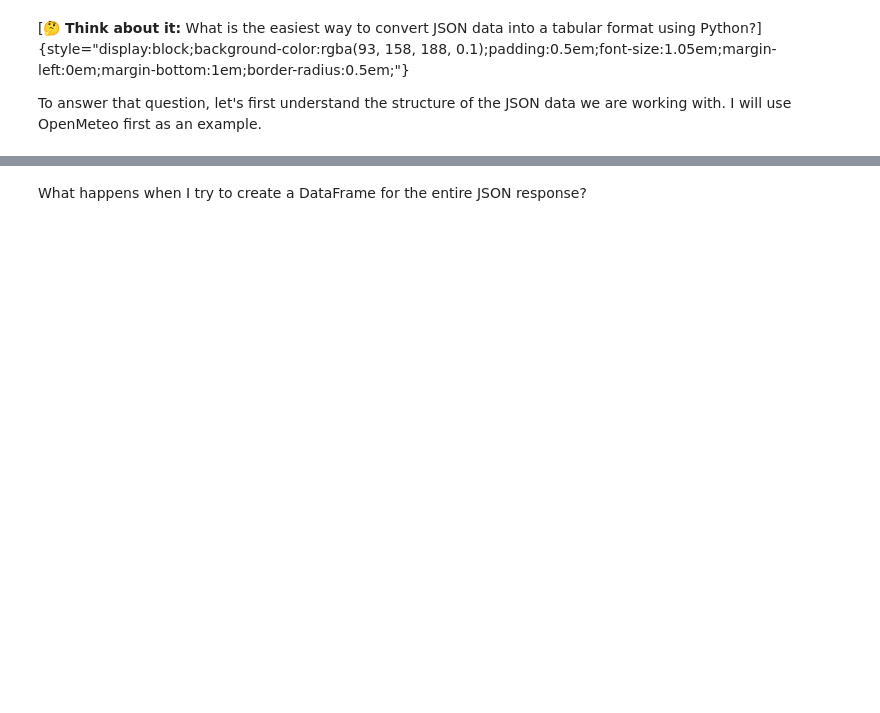
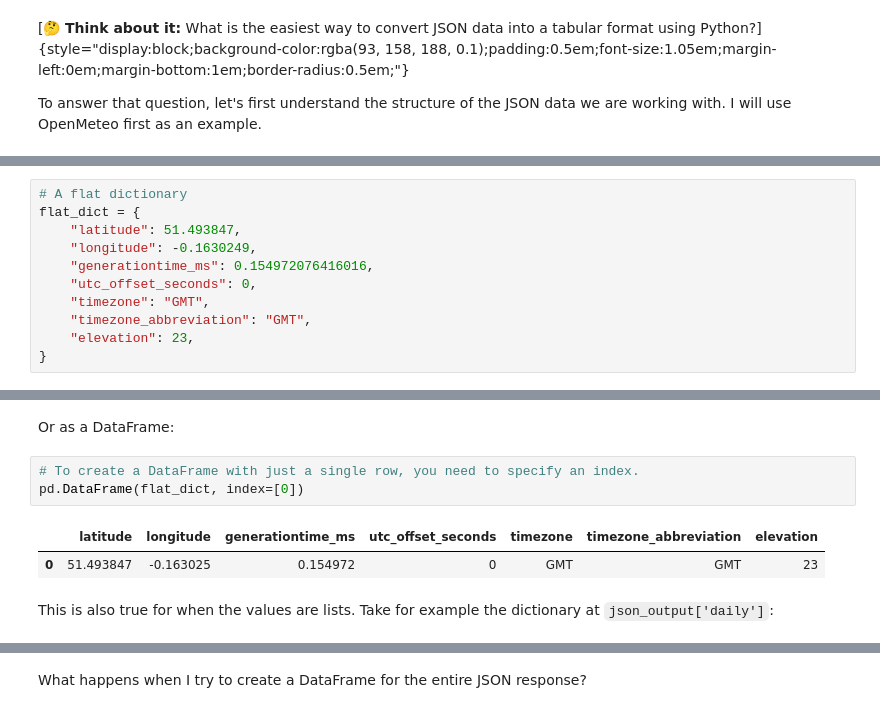
Before and after one commit to zoe-e-thomas/ds105a-2024, a Jupyter notebook: W07-Material/code/LSE_DS105A_2024_W07_lecture.ipynb, the cells around one changed output, grey strips where cells are left out. Saved outputs shown, nothing was run; the diff lists cells and outputs as text; blank space fills up the shorter version.

```diff
--- a/W07-Material/code/LSE_DS105A_2024_W07_lecture.ipynb
+++ b/W07-Material/code/LSE_DS105A_2024_W07_lecture.ipynb
@@ -292,0 +234,11 @@ list
+# %%
+# A flat dictionary
+flat_dict = {
+    "latitude": 51.493847,
+    "longitude": -0.1630249,
+    "generationtime_ms": 0.154972076416016,
+    "utc_offset_seconds": 0,
+    "timezone": "GMT",
+    "timezone_abbreviation": "GMT",
+    "elevation": 23,
+}
@@ -292,0 +258,10 @@ list
+# %% [markdown]
+Or as a DataFrame:
+# %%
+# To create a DataFrame with just a single row, you need to specify an index.
+pd.DataFrame(flat_dict, index=[0])
+# %% [output]
+|  | latitude | longitude | generationtime_ms | utc_offset_seconds | timezone | timezone_abbreviation | elevation |
+| 0 | 51.493847 | -0.163025 | 0.154972 | 0 | GMT | GMT | 23 |
+# %% [markdown]
+This is also true for when the values are lists. Take for example the dictionary at `json_output['daily']`:
```
Also changed, not shown: parts of 72 cells of this notebook.
